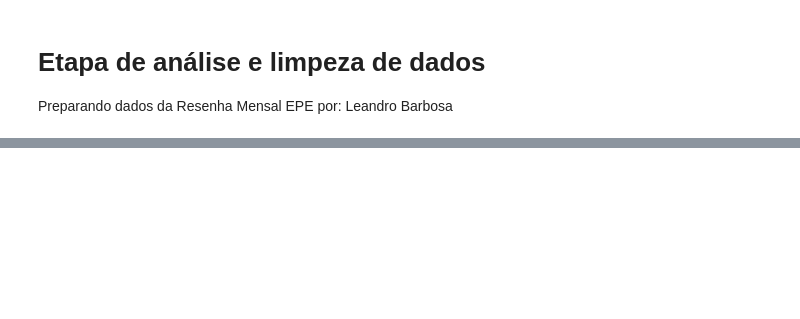
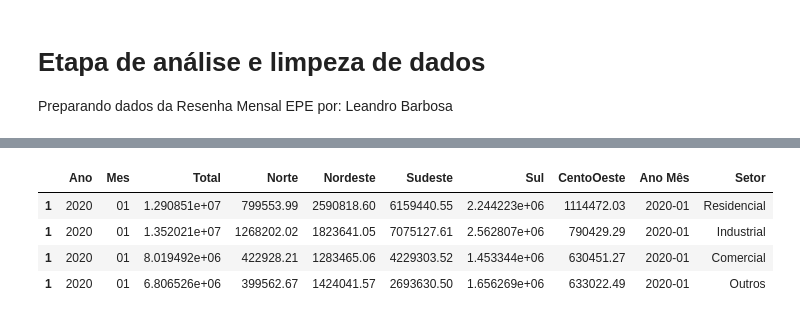
Before and after one commit to lvb86/PD_LSTM_GA, a Jupyter notebook: code/2004_2021_resenha_EPE.ipynb, the cells around one changed output, grey strips where cells are left out. Cells and saved outputs as stored; diff of their text form; code cells hidden in the pictures; blank space fills up the shorter version.

```diff
--- a/code/2004_2021_resenha_EPE.ipynb
+++ b/code/2004_2021_resenha_EPE.ipynb
@@ -82,2 +89,10 @@ for e, i in enumerate(lista_setor):
 # %%
 dfEPE.to_csv('/tmp/ResenhaEPE.csv', index=False)
+# %%
+dfEPE[(dfEPE.Ano == 2020) & (dfEPE.Mes == '01')]
+# %% [output]
+|  | Ano | Mes | Total | Norte | Nordeste | Sudeste | Sul | CentoOeste | Ano Mês | Setor |
+| 1 | 2020 | 01 | 1.290851e+07 | 799553.99 | 2590818.60 | 6159440.55 | 2.244223e+06 | 1114472.03 | 2020-01 | Residencial |
+| 1 | 2020 | 01 | 1.352021e+07 | 1268202.02 | 1823641.05 | 7075127.61 | 2.562807e+06 | 790429.29 | 2020-01 | Industrial |
+| 1 | 2020 | 01 | 8.019492e+06 | 422928.21 | 1283465.06 | 4229303.52 | 1.453344e+06 | 630451.27 | 2020-01 | Comercial |
+| 1 | 2020 | 01 | 6.806526e+06 | 399562.67 | 1424041.57 | 2693630.50 | 1.656269e+06 | 633022.49 | 2020-01 | Outros |
```
Also changed, not shown: parts of 4 cells of this notebook.
